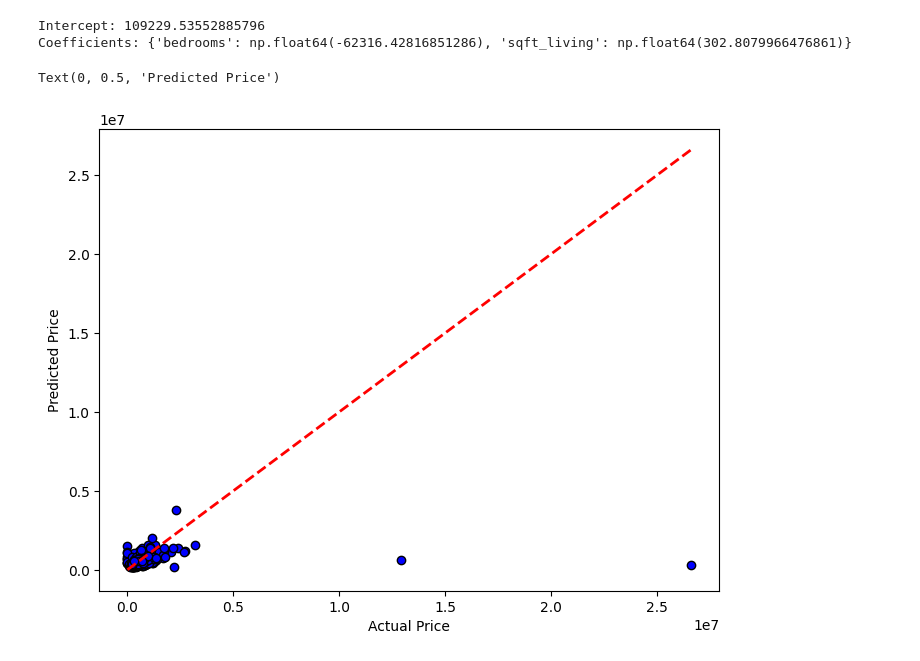
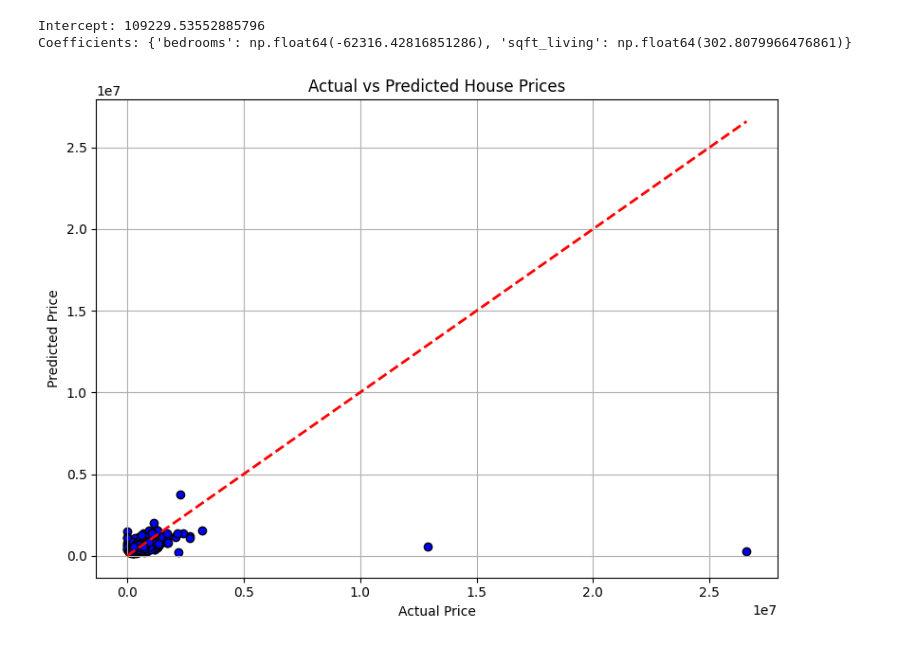
Before and after one commit to paveena703/Predicting-House-Prices, a Jupyter notebook: Predicting_House_Prices.ipynb, the cells around one changed output. Cells and saved outputs as stored; diff of their text form; code cells hidden in the pictures.

```diff
--- a/Predicting_House_Prices.ipynb
+++ b/Predicting_House_Prices.ipynb
@@ -30,10 +30,13 @@ y_pred = model.predict(X_test)
 # %%
 
 plt.figure(figsize=(8, 6))
 plt.scatter(y_test, y_pred, color='blue', edgecolor='k')
 plt.plot([y.min(), y.max()], [y.min(), y.max()], 'r--', lw=2)
 plt.xlabel('Actual Price')
 plt.ylabel('Predicted Price')
+plt.title('Actual vs Predicted House Prices')
+plt.grid(True)
+plt.tight_layout()
+plt.show()
 # %% [output]
-Text(0, 0.5, 'Predicted Price')
-[figure, old version]
+[figure, new version]
```
